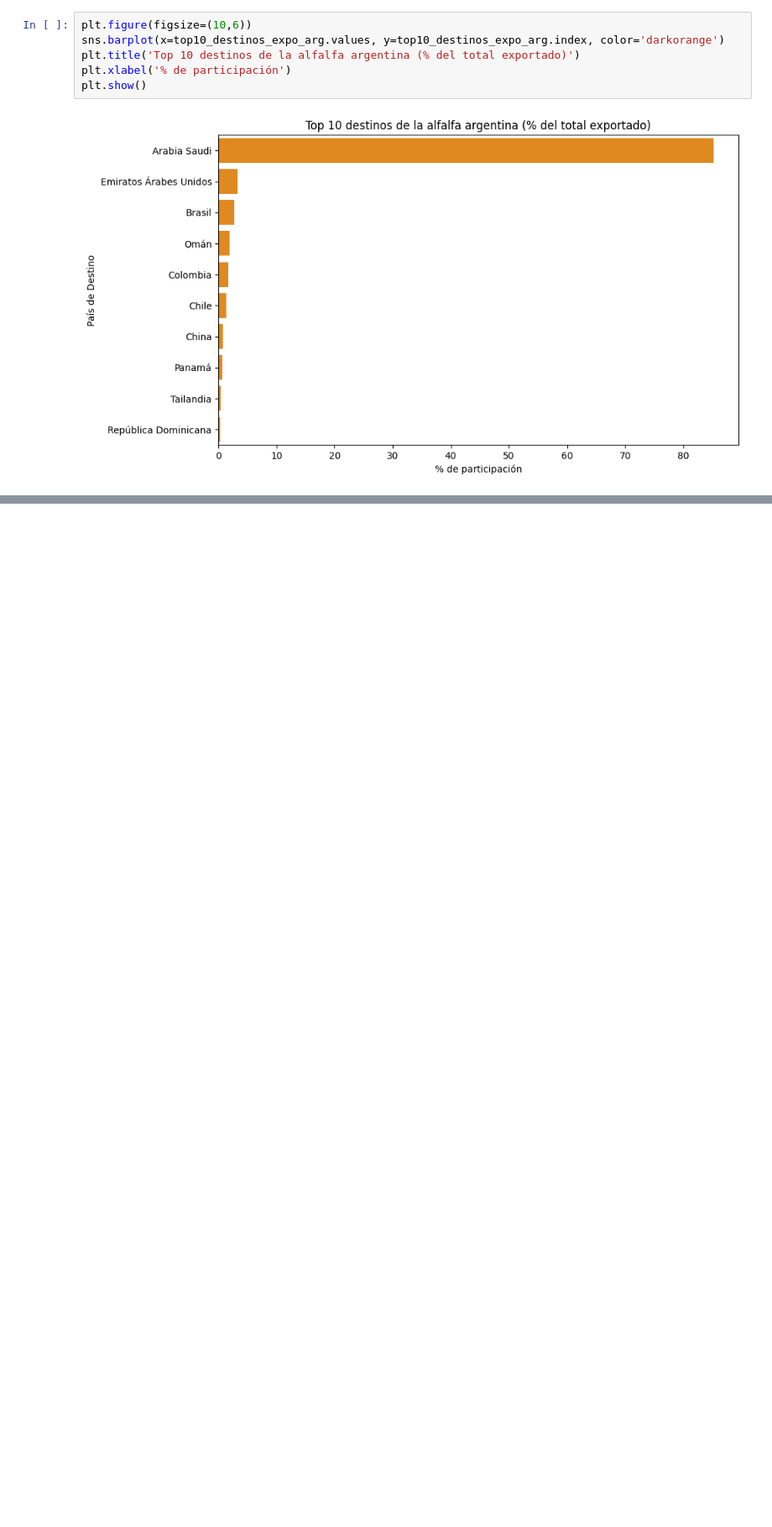
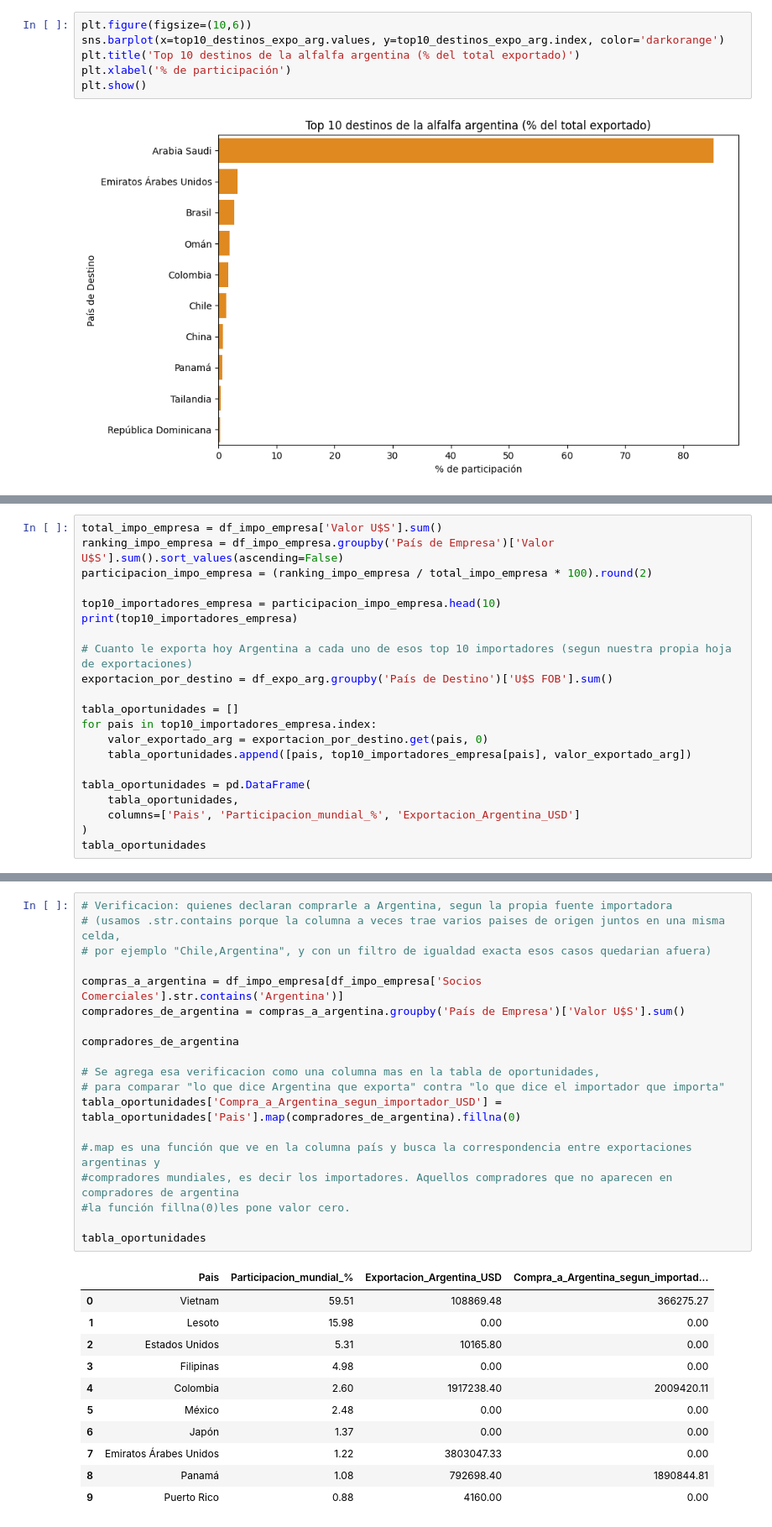
Before and after one commit to Renata-Bilotti/Hackatho-Grupo-4, a Jupyter notebook: Hacathon_Grupo_4_Mercado_de_Alfalfa.ipynb, the cells around one changed output, grey strips where cells are left out. Shown at 84% size. Drawn from its saved outputs; the diff is of its cells as text; blank space fills up the shorter version.

```diff
--- a/Hacathon_Grupo_4_Mercado_de_Alfalfa.ipynb
+++ b/Hacathon_Grupo_4_Mercado_de_Alfalfa.ipynb
@@ -1035,0 +1064,21 @@ plt.show()
+# %%
+total_impo_empresa = df_impo_empresa['Valor U$S'].sum()
+ranking_impo_empresa = df_impo_empresa.groupby('País de Empresa')['Valor U$S'].sum().sort_values(ascending=False)
+participacion_impo_empresa = (ranking_impo_empresa / total_impo_empresa * 100).round(2)
+
+top10_importadores_empresa = participacion_impo_empresa.head(10)
+print(top10_importadores_empresa)
+
+# Cuanto le exporta hoy Argentina a cada uno de esos top 10 importadores (segun nuestra propia hoja de exportaciones)
+exportacion_por_destino = df_expo_arg.groupby('País de Destino')['U$S FOB'].sum()
+
+tabla_oportunidades = []
+for pais in top10_importadores_empresa.index:
+    valor_exportado_arg = exportacion_por_destino.get(pais, 0)
+    tabla_oportunidades.append([pais, top10_importadores_empresa[pais], valor_exportado_arg])
+
+tabla_oportunidades = pd.DataFrame(
+    tabla_oportunidades,
+    columns=['Pais', 'Participacion_mundial_%', 'Exportacion_Argentina_USD']
+)
+tabla_oportunidades
@@ -1035,0 +1144,31 @@ plt.show()
+# %%
+# Verificacion: quienes declaran comprarle a Argentina, segun la propia fuente importadora
+# (usamos .str.contains porque la columna a veces trae varios paises de origen juntos en una misma celda,
+# por ejemplo "Chile,Argentina", y con un filtro de igualdad exacta esos casos quedarian afuera)
+
+compras_a_argentina = df_impo_empresa[df_impo_empresa['Socios Comerciales'].str.contains('Argentina')]
+compradores_de_argentina = compras_a_argentina.groupby('País de Empresa')['Valor U$S'].sum()
+
+compradores_de_argentina
+
+# Se agrega esa verificacion como una columna mas en la tabla de oportunidades,
+# para comparar "lo que dice Argentina que exporta" contra "lo que dice el importador que importa"
+tabla_oportunidades['Compra_a_Argentina_segun_importador_USD'] = tabla_oportunidades['Pais'].map(compradores_de_argentina).fillna(0)
+
+#.map es una función que ve en la columna país y busca la correspondencia entre exportaciones argentinas y
+#compradores mundiales, es decir los importadores. Aquellos compradores que no aparecen en compradores de argentina
+#la función fillna(0)les pone valor cero.
+
+tabla_oportunidades
+# %% [output]
+|  | Pais | Participacion_mundial_% | Exportacion_Argentina_USD | Compra_a_Argentina_segun_importad... |
+| 0 | Vietnam | 59.51 | 108869.48 | 366275.27 |
+| 1 | Lesoto | 15.98 | 0.00 | 0.00 |
+| 2 | Estados Unidos | 5.31 | 10165.80 | 0.00 |
+| 3 | Filipinas | 4.98 | 0.00 | 0.00 |
+| 4 | Colombia | 2.60 | 1917238.40 | 2009420.11 |
+| 5 | México | 2.48 | 0.00 | 0.00 |
+| 6 | Japón | 1.37 | 0.00 | 0.00 |
+| 7 | Emiratos Árabes Unidos | 1.22 | 3803047.33 | 0.00 |
+| 8 | Panamá | 1.08 | 792698.40 | 1890844.81 |
+| 9 | Puerto Rico | 0.88 | 4160.00 | 0.00 |
```
Also changed, not shown: parts of 12 cells of this notebook.
